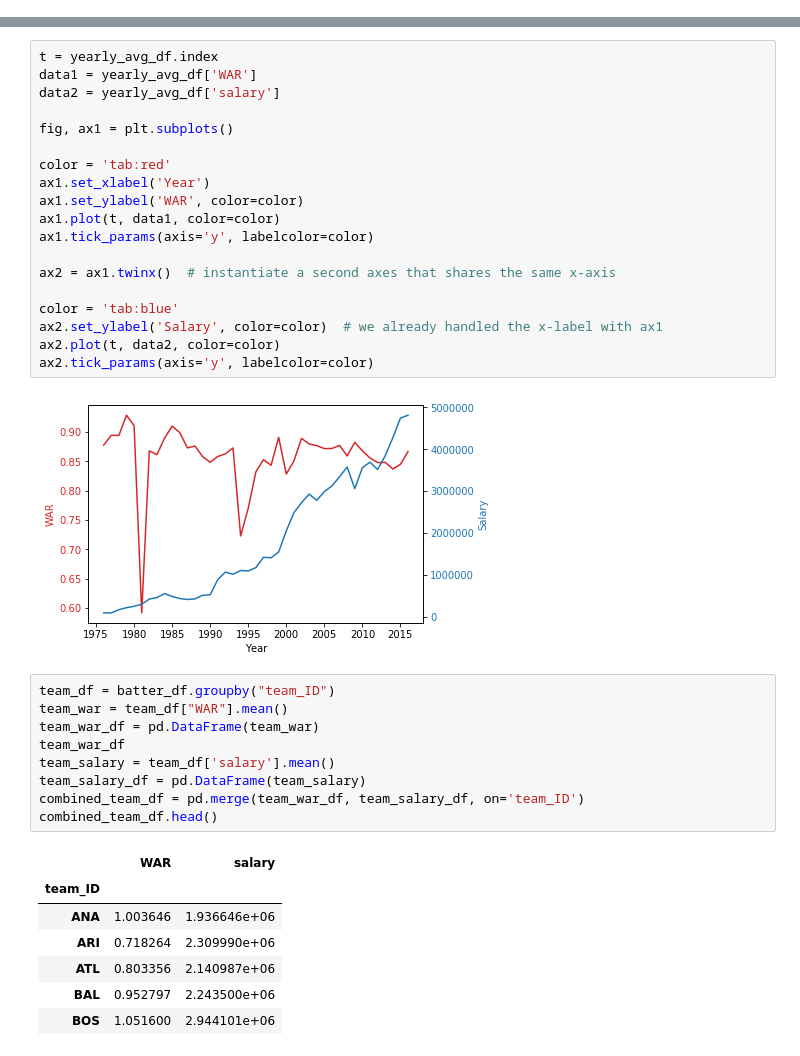
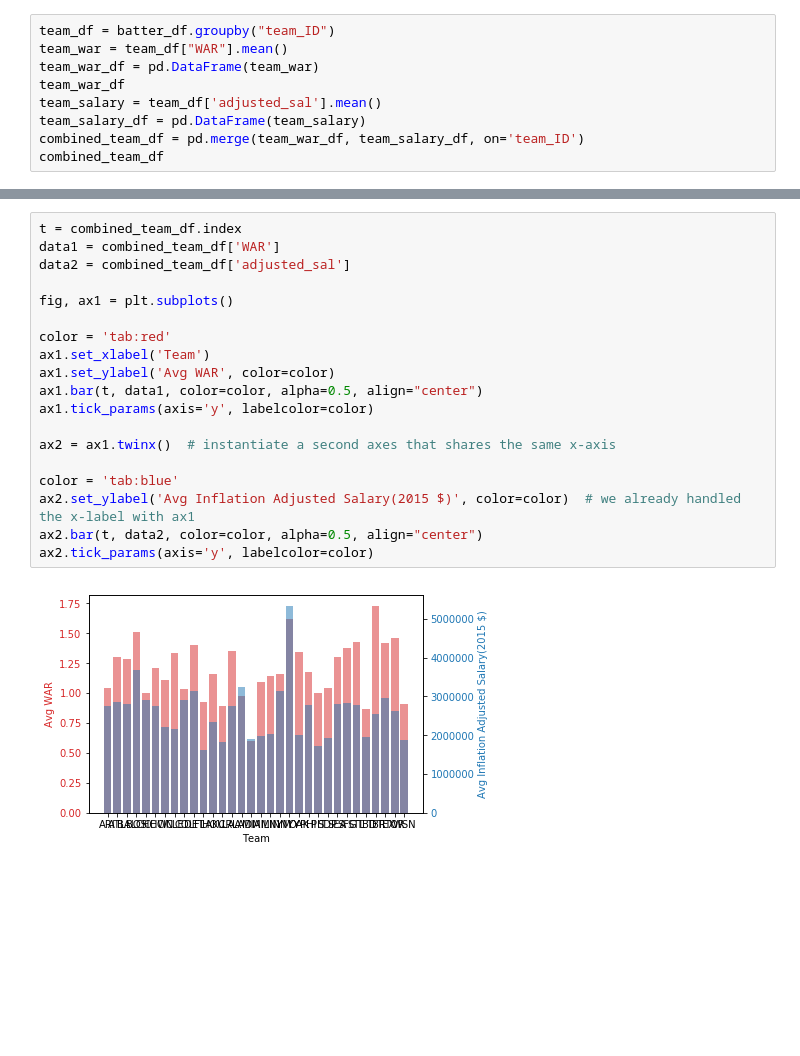
Before and after one commit to DavidJeffPhillips/Project1, a Jupyter notebook: data/Initial Analysis - Bat.ipynb, the cells around one changed output, grey strips where cells are left out. Saved outputs shown, nothing was run; the diff lists cells and outputs as text; blank space fills up the shorter version.

```diff
--- a/data/Initial Analysis - Bat.ipynb
+++ b/data/Initial Analysis - Bat.ipynb
@@ -130,0 +192,9 @@ yearly_avg_df.head()
+# %%
+team_df = batter_df.groupby("team_ID")
+team_war = team_df["WAR"].mean()
+team_war_df = pd.DataFrame(team_war)
+team_war_df
+team_salary = team_df['adjusted_sal'].mean()
+team_salary_df = pd.DataFrame(team_salary)
+combined_team_df = pd.merge(team_war_df, team_salary_df, on='team_ID')
+combined_team_df
@@ -148,38 +237,21 @@ plt.show()
 # %%
-t = yearly_avg_df.index
-data1 = yearly_avg_df['WAR']
-data2 = yearly_avg_df['salary']
+t = combined_team_df.index
+data1 = combined_team_df['WAR']
+data2 = combined_team_df['adjusted_sal']
 
 fig, ax1 = plt.subplots()
 
 color = 'tab:red'
-ax1.set_xlabel('Year')
-ax1.set_ylabel('WAR', color=color)
-ax1.plot(t, data1, color=color)
+ax1.set_xlabel('Team')
+ax1.set_ylabel('Avg WAR', color=color)
+ax1.bar(t, data1, color=color, alpha=0.5, align="center")
 ax1.tick_params(axis='y', labelcolor=color)
 
 ax2 = ax1.twinx()  # instantiate a second axes that shares the same x-axis
 
 color = 'tab:blue'
-ax2.set_ylabel('Salary', color=color)  # we already handled the x-label with ax1
-ax2.plot(t, data2, color=color)
+ax2.set_ylabel('Avg Inflation Adjusted Salary(2015 $)', color=color)  # we already handled the x-label with ax1
+ax2.bar(t, data2, color=color, alpha=0.5, align="center")
 ax2.tick_params(axis='y', labelcolor=color)
 # %% [output]
-[figure, old version]
+[figure, new version]
-# %%
-team_df = batter_df.groupby("team_ID")
-team_war = team_df["WAR"].mean()
-team_war_df = pd.DataFrame(team_war)
-team_war_df
-team_salary = team_df['salary'].mean()
-team_salary_df = pd.DataFrame(team_salary)
-combined_team_df = pd.merge(team_war_df, team_salary_df, on='team_ID')
-combined_team_df.head()
-# %% [output]
-|  | WAR | salary |
-| team_ID |  |  |
-| ANA | 1.003646 | 1.936646e+06 |
-| ARI | 0.718264 | 2.309990e+06 |
-| ATL | 0.803356 | 2.140987e+06 |
-| BAL | 0.952797 | 2.243500e+06 |
-| BOS | 1.051600 | 2.944101e+06 |
```
Also changed, not shown: parts of 21 cells of this notebook.
